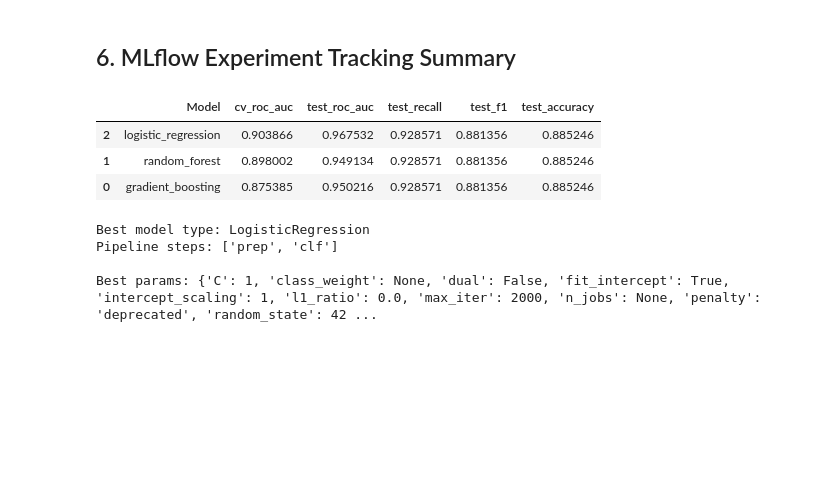
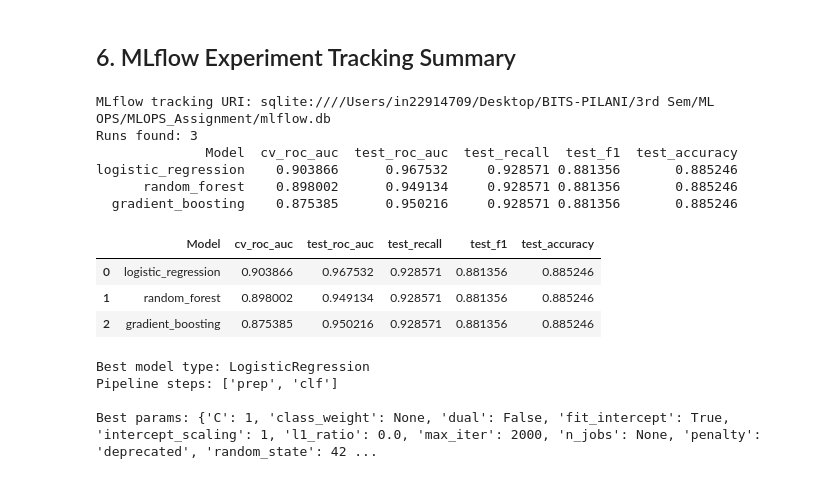
Before and after one commit to 2025ae05110/MLOps_Assignment1, a Jupyter notebook: notebooks/eda_and_training.ipynb, the cells around one changed output. Saved outputs shown, nothing was run; the diff lists cells and outputs as text; code cells hidden in the pictures; blank space fills up the shorter version.

Commit message:
fix: notebook MLflow cell - robust path resolution, all 16 cells executed

```diff
--- a/notebooks/eda_and_training.ipynb
+++ b/notebooks/eda_and_training.ipynb
@@ -361,24 +370,39 @@ The best model is saved as `models/model.joblib` — a full sklearn Pipeline (pr
 # %% [markdown]
 ## 6. MLflow Experiment Tracking Summary
 # %%
-import mlflow
+import mlflow, sys
 from pathlib import Path
 
-ROOT = Path('..').resolve()
-mlflow.set_tracking_uri(f"sqlite:///{ROOT / 'mlflow.db'}")
+# Robust: works from notebooks/ or project root
+ROOT = Path(".").resolve()
+if not (ROOT / "mlflow.db").exists():
+    ROOT = ROOT.parent
+if str(ROOT) not in sys.path:
+    sys.path.insert(0, str(ROOT))
 
-runs = mlflow.search_runs(experiment_names=['heart-disease-classification'])
-cols = ['tags.mlflow.runName', 'metrics.cv_roc_auc', 'metrics.test_roc_auc',
-        'metrics.test_recall', 'metrics.test_f1', 'metrics.test_accuracy']
+mlflow.set_tracking_uri("sqlite:///" + str(ROOT / "mlflow.db"))
+
+runs = mlflow.search_runs(experiment_names=["heart-disease-classification"])
+cols = ["tags.mlflow.runName", "metrics.cv_roc_auc", "metrics.test_roc_auc",
+        "metrics.test_recall", "metrics.test_f1", "metrics.test_accuracy"]
 available = [c for c in cols if c in runs.columns]
-display_df = runs[available].sort_values('metrics.cv_roc_auc', ascending=False)
-display_df.columns = [c.replace('tags.mlflow.runName','Model').replace('metrics.','') for c in available]
-display_df.style.background_gradient(cmap='Greens', subset=[c for c in display_df.columns if 'auc' in c.lower()])
+display_df = runs[available].sort_values("metrics.cv_roc_auc", ascending=False).reset_index(drop=True)
+display_df.columns = [c.replace("tags.mlflow.runName","Model").replace("metrics.","") for c in available]
+print(f"MLflow tracking URI: {mlflow.get_tracking_uri()}")
+print(f"Runs found: {len(display_df)}")
+print(display_df.to_string(index=False))
+display_df
 # %% [output]
+MLflow tracking URI: sqlite:////Users/in22914709/Desktop/BITS-PILANI/3rd Sem/ML OPS/MLOPS_Assignment/mlflow.db
+Runs found: 3
+              Model  cv_roc_auc  test_roc_auc  test_recall  test_f1  test_accuracy
+logistic_regression    0.903866      0.967532     0.928571 0.881356       0.885246
+      random_forest    0.898002      0.949134     0.928571 0.881356       0.885246
+  gradient_boosting    0.875385      0.950216     0.928571 0.881356       0.885246
 |  | Model | cv_roc_auc | test_roc_auc | test_recall | test_f1 | test_accuracy |
-| 2 | logistic_regression | 0.903866 | 0.967532 | 0.928571 | 0.881356 | 0.885246 |
+| 0 | logistic_regression | 0.903866 | 0.967532 | 0.928571 | 0.881356 | 0.885246 |
 | 1 | random_forest | 0.898002 | 0.949134 | 0.928571 | 0.881356 | 0.885246 |
-| 0 | gradient_boosting | 0.875385 | 0.950216 | 0.928571 | 0.881356 | 0.885246 |
+| 2 | gradient_boosting | 0.875385 | 0.950216 | 0.928571 | 0.881356 | 0.885246 |
 # %%
 # Best model info
 import joblib
```
Also changed, not shown: parts of 1 cell of this notebook.
